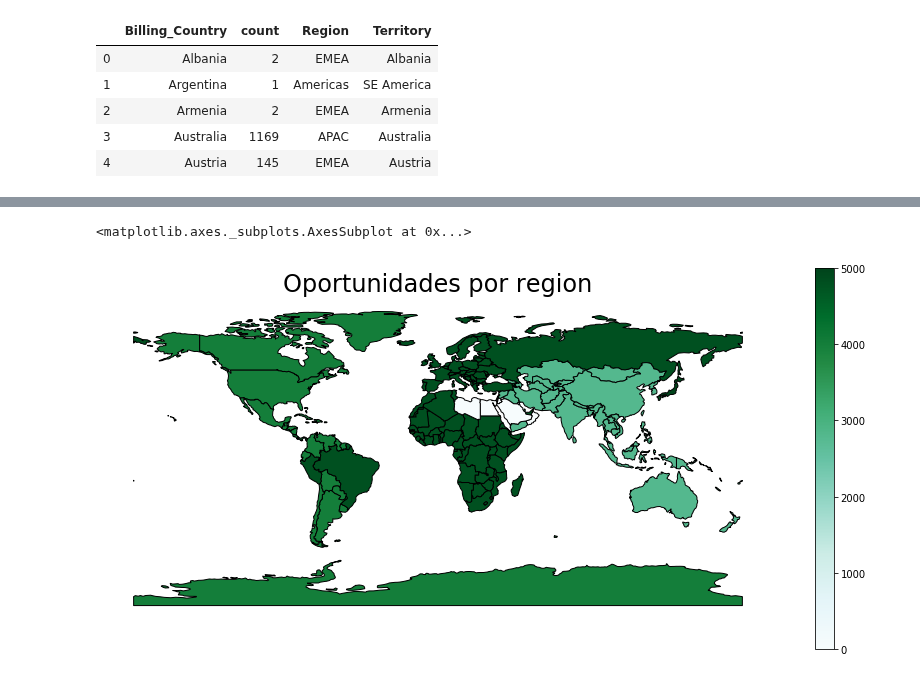
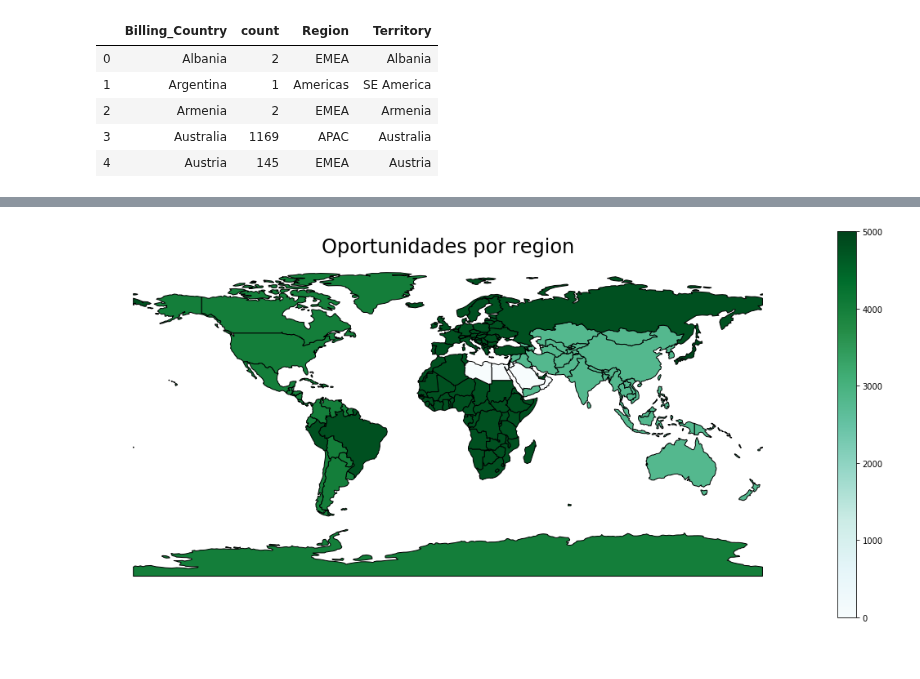
Before and after one commit to FernandoSinisi/Orga-Datos-2C-2020, a Jupyter notebook: TP1/geografia.ipynb, the cells around one changed output, grey strips where cells are left out. Cells and saved outputs as stored; diff of their text form; code cells hidden in the pictures.

```diff
--- a/TP1/geografia.ipynb
+++ b/TP1/geografia.ipynb
@@ -99,12 +110,13 @@ dfmerge.nlargest(1,"count")
 # %%
 fig, ax = plt.subplots(1, figsize=(15, 7))
 ax.axis('off')
 plt.title('Oportunidades por region',size=24)
 
 sm = plt.cm.ScalarMappable(cmap='BuGn', norm=plt.Normalize(vmin=0, vmax=5000))
 cbar = fig.colorbar(sm)
 
 dfmerge.plot(column='count', cmap='BuGn', ax=ax,edgecolor='black')
+plt.tight_layout()
+#plt.savefig("pngs/mapa-op-region.png")
 # %% [output]
-<matplotlib.axes._subplots.AxesSubplot at 0x...>
-[figure, old version]
+[figure, new version]
```
Also changed, not shown: parts of 6 cells of this notebook, 2 other files.
